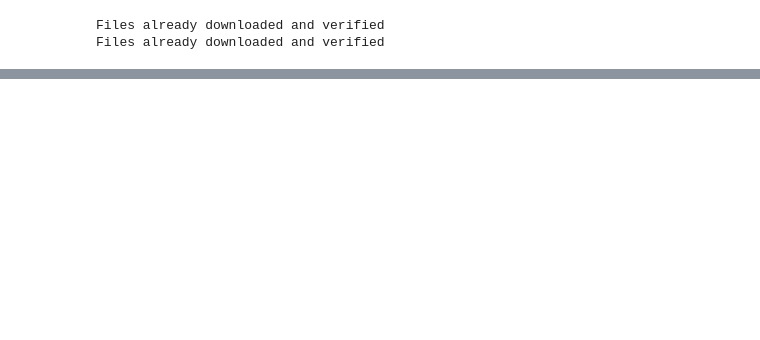
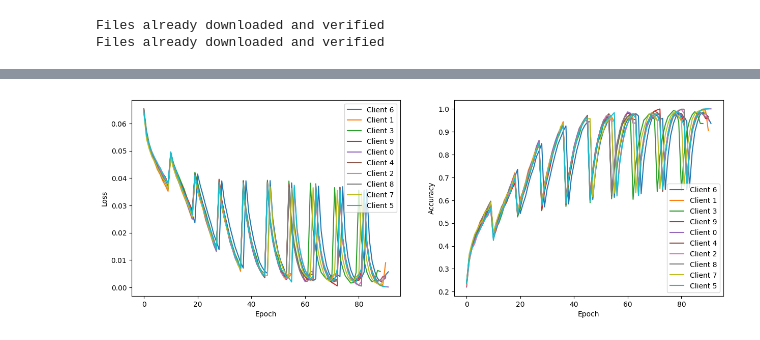
Before and after one commit to vipulhld001/flower, a Jupyter notebook: MyStrat/ftatime.ipynb, the cells around one changed output, grey strips where cells are left out. Saved outputs shown, nothing was run; the diff lists cells and outputs as text; code cells hidden in the pictures; blank space fills up the shorter version.

Commit message:
added graphs

```diff
--- a/MyStrat/ftatime.ipynb
+++ b/MyStrat/ftatime.ipynb
@@ -218,6 +222,7 @@ class FedCustom(fl.server.strategy.Strategy):
         self.min_evaluate_clients = min_evaluate_clients
         self.min_available_clients = min_available_clients
         self.client_training_times = {}
+        self.client_metrics = {}
     def __repr__(self) -> str:
         return "FedCustom"
 
@@ -241,7 +246,7 @@ class FedCustom(fl.server.strategy.Strategy):
         mode_time = []
 
         for client in clients:
-            last_time = self.client_training_times.get(client.cid, 0)
+            last_time = self.client_training_times.get(client.cid, [0,])[-1] # Default to 0 if no time recorded # Yash has changed this as we now save last time of all epochs as key: value - cid: list of times
             print(f"This is ths last time not a fantasy {last_time}and {client.cid}habhhahah")
 
             mode_time.append(round(last_time,2))
@@ -266,7 +271,7 @@ class FedCustom(fl.server.strategy.Strategy):
 
         for client in clients:
             # Choose config based on the previous training time
-            last_time = self.client_training_times.get(client.cid, 0)  # Default to 0 if no time recorded
+            last_time = self.client_training_times.get(client.cid, [0,])[-1]  # Default to 0 if no time recorded # Yash has changed this as we now save last time of all epochs as key: value - cid: list of times
             print(f"This is the last time {last_time}")
 
 
@@ -275,6 +280,14 @@ class FedCustom(fl.server.strategy.Strategy):
             fit_configurations.append((client, FitIns(parameters, config_to_use)))
 
         return fit_configurations
+
+    def parse_metrics(self, cid, metrics: str): # this function has been added to parse the metrics from the client
+        client_data: List[ClientMetrics] = json.loads(metrics)
+        data_store = self.client_metrics.setdefault(cid, [])
+        last_epoch = len(data_store)
+        for data in client_data:
+            data_store.append(ClientMetrics(last_epoch, data[1], data[2]))
+            last_epoch += 1
 
     def aggregate_fit(
         self,
@@ -285,7 +298,8 @@ class FedCustom(fl.server.strategy.Strategy):
         """Aggregate fit results using weighted average."""
         for client, fit_res in results:
             # Update training times for each client
-            self.client_training_times[client.cid] = fit_res.metrics.get("training_time", 0)
+            self.client_training_times.setdefault(client.cid, []).append(fit_res.metrics.get("training_time", 0)) # Yash has changed this as we now save last time of all epochs as key: value - cid: list of times
+            self.parse_metrics(client.cid, fit_res.metrics.get("metrics", None))
         weights_results = [
             (parameters_to_ndarrays(fit_res.parameters), fit_res.num_examples)
             for _, fit_res in results
@@ -358,12 +372,13 @@ if DEVICE.type == "cuda":
     # Use a single client to train the global model
     client_resources = {"num_gpus": .125, "num_cpus": 1}
 # %%
+strategy = FedCustom()
 
 fl.simulation.start_simulation(
     client_fn=client_fn,
     num_clients=10,
     config=fl.server.ServerConfig(num_rounds=10),
-    strategy=FedCustom(),  # <-- pass the new strategy here
+    strategy=strategy,  # <-- pass the new strategy here
     client_resources=client_resources,
 
 )
@@ -462 +475,34 @@ INFO :      configure_evaluate: strategy sampled 10 clients (out of 10)
 ... (30 outputs left out)
+# %%
+import matplotlib.pyplot as plt
+
+
+def plot_metrics(client_metrics):
+    # client_metrics = strategy.client_metrics
+    client_ids = list(client_metrics.keys())
+
+    fig, axs = plt.subplots(1, 2, figsize=(15, 5))
+
+    for cid in client_ids:
+        epochs = [metric.epoch for metric in client_metrics[cid]]
+        losses = [metric.loss for metric in client_metrics[cid]]
+        axs[0].plot(epochs, losses, label=f"Client {cid}")
+
+    axs[0].set_xlabel("Epoch")
+    axs[0].set_ylabel("Loss")
+    axs[0].legend()
+
+    for cid in client_ids:
+        epochs = [metric.epoch for metric in client_metrics[cid]]
+        accuracies = [metric.accuracy for metric in client_metrics[cid]]
+        axs[1].plot(epochs, accuracies, label=f"Client {cid}")
+
+    axs[1].set_xlabel("Epoch")
+    axs[1].set_ylabel("Accuracy")
+    axs[1].legend()
+
+    plt.show()
+
+plot_metrics(strategy.client_metrics)
+# %% [output]
+[figure, added]
```
Also changed, not shown: parts of 15 cells of this notebook.
